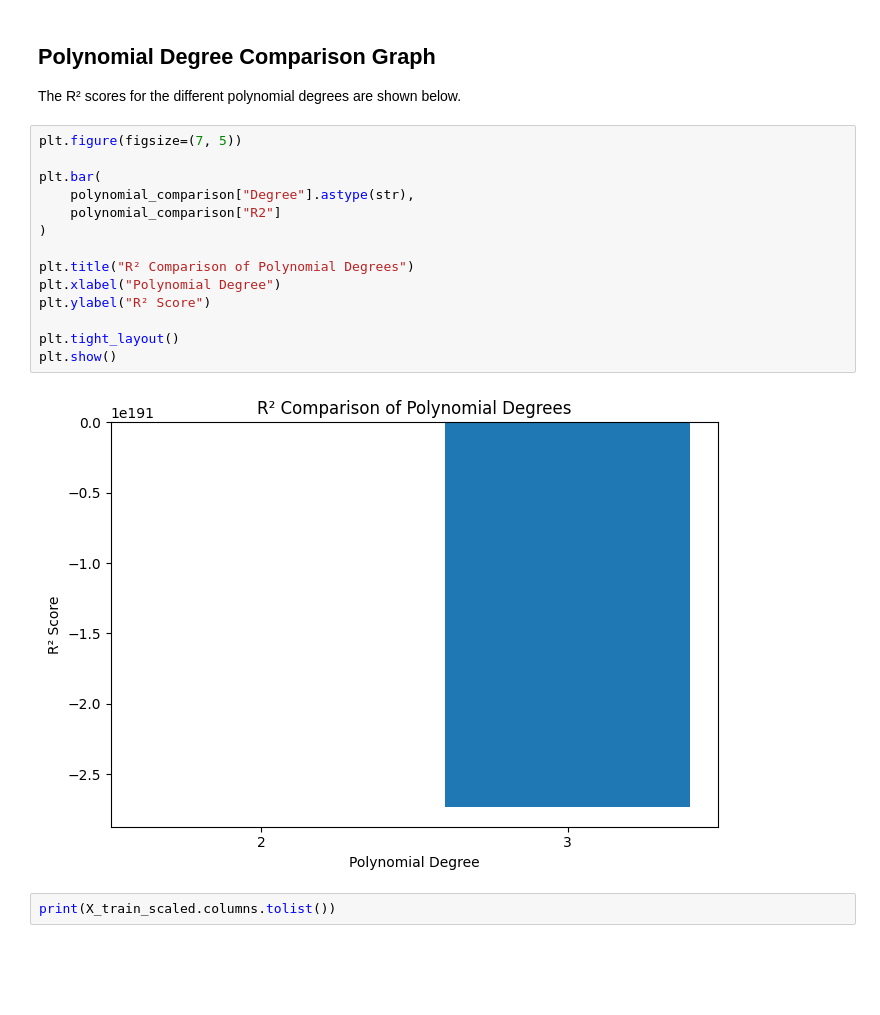
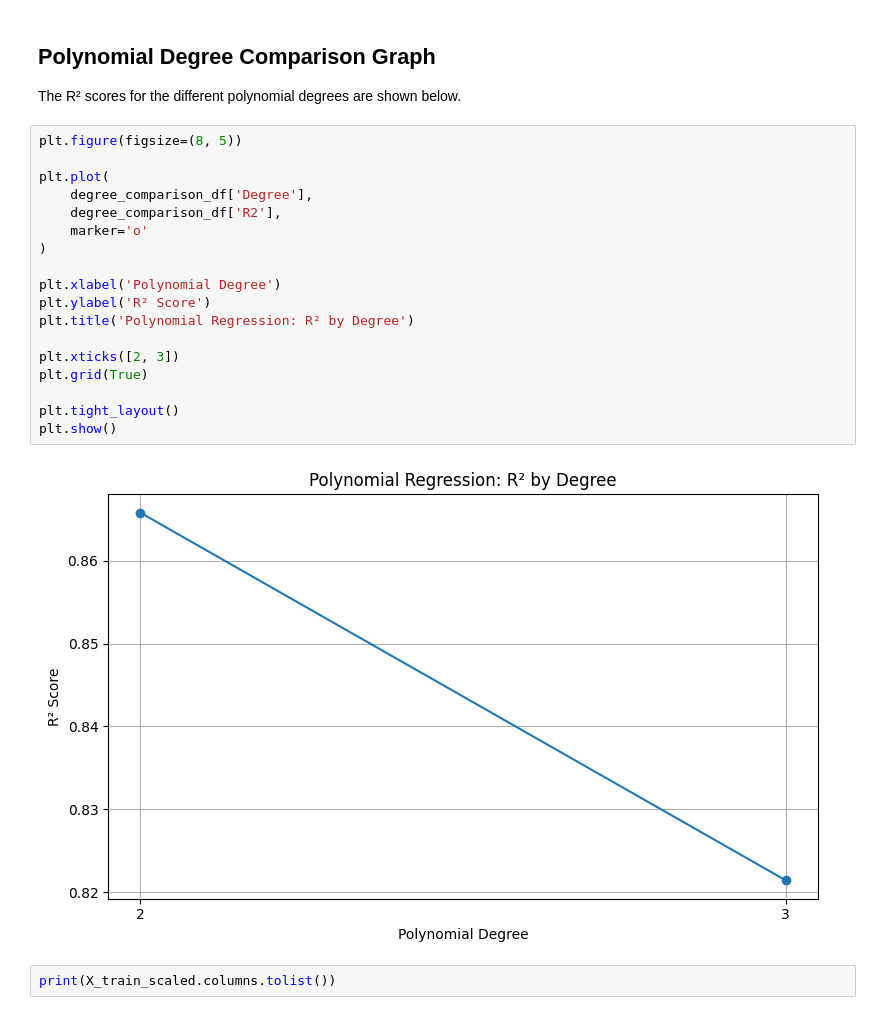
Before and after one commit to MR7star/ML-Capstone-Project, a Jupyter notebook: notebooks/regression.ipynb, the cells around one changed output. Saved outputs shown, nothing was run; the diff lists cells and outputs as text; blank space fills up the shorter version.

```diff
--- a/notebooks/regression.ipynb
+++ b/notebooks/regression.ipynb
@@ -1430,21 +1479,25 @@ display(
 
 The R² scores for the different polynomial degrees are shown below.
 # %%
-plt.figure(figsize=(7, 5))
+plt.figure(figsize=(8, 5))
 
-plt.bar(
-    polynomial_comparison["Degree"].astype(str),
-    polynomial_comparison["R2"]
+plt.plot(
+    degree_comparison_df['Degree'],
+    degree_comparison_df['R2'],
+    marker='o'
 )
 
-plt.title("R² Comparison of Polynomial Degrees")
-plt.xlabel("Polynomial Degree")
-plt.ylabel("R² Score")
+plt.xlabel('Polynomial Degree')
+plt.ylabel('R² Score')
+plt.title('Polynomial Regression: R² by Degree')
+
+plt.xticks([2, 3])
+plt.grid(True)
 
 plt.tight_layout()
 plt.show()
 # %% [output]
-[figure, old version]
+[figure, new version]
 # %%
 print(X_train_scaled.columns.tolist())
 # %% [output]
```
Also changed, not shown: parts of 10 cells of this notebook, 1 other file.
